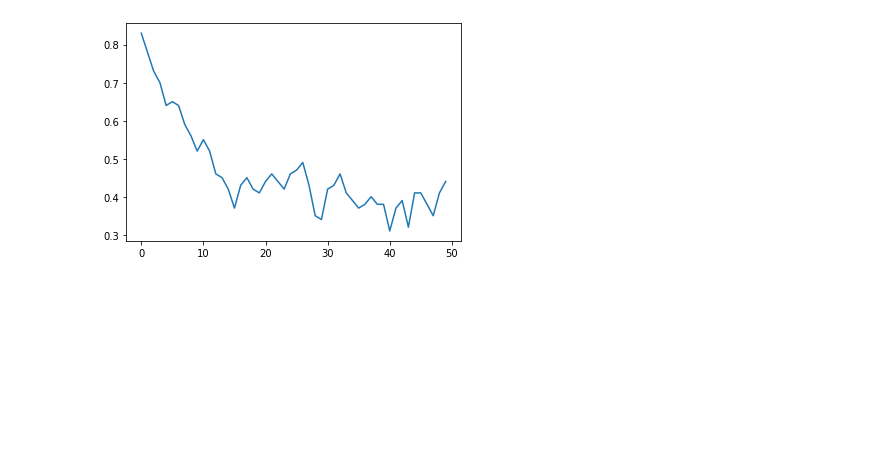
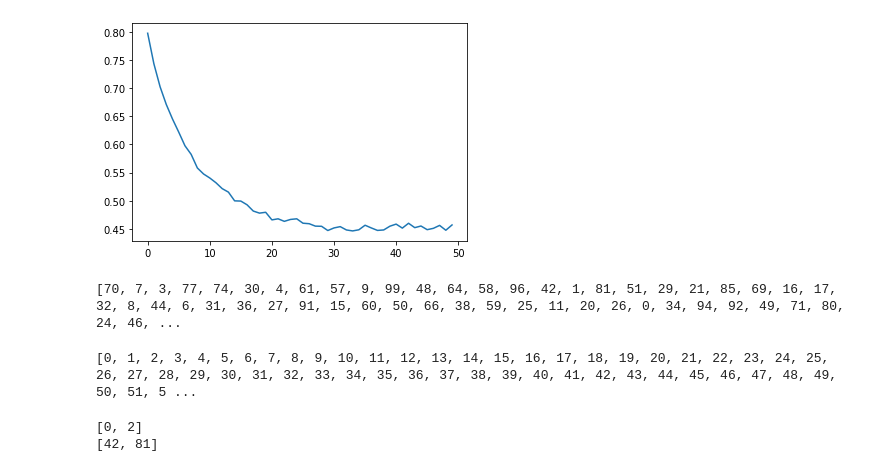
Before and after one commit to aguzga/LD_GROUP, a Jupyter notebook: code.ipynb, the cells around one changed output. Cells and saved outputs as stored; diff of their text form; code cells hidden in the pictures; blank space fills up the shorter version.

```diff
--- a/code.ipynb
+++ b/code.ipynb
@@ -64,11 +64,15 @@ beta = 0.2
 eps = 0.05
 payoff_mat = get_payoff_matrix(6, 1)
 # %%
-coops_lvl = simulate_game(G, payoff_mat, k, 50, A, beta, eps)
+coops_lvl = []
+for i in range(100):
+    coops_lvl.append(simulate_game(G, payoff_mat, k, 50, A, beta, eps))
 
-"""avg_coops = np.zeros(50)
+avg_coops = np.array([0. for _ in range(50)])
 for i in range(50):
     for trial in coops_lvl:
+        print(trial[i])
         avg_coops[i] += trial[i]
-    avg_coops = avg_coops/100"""
+    #print(avg_coops)
+avg_coops = avg_coops/100
 # %% [output]
@@ -79,10 +99,24 @@ def plot_coops(coops_lvl, r):
     plt.plot(x, coops_lvl)
     plt.show()
 # %%
-plot_coops(coops_lvl, 50)
+plot_coops(avg_coops, 50)
 # %% [output]
-[figure, old version]
+[figure, new version]
 # %%
 lbls = np.random.choice(100, replace=False, size=100)
 mapping = {i : lbls[i] for i in range(100)}
 H = nx.relabel_nodes(G, mapping)
+# %%
+print([n for n in H.nodes])
+# %% [output]
+[70, 7, 3, 77, 74, 30, 4, 61, 57, 9, 99, 48, 64, 58, 96, 42, 1, 81, 51, 29, 21, 85, 69, 16, 17, 32, 8, 44, 6, 31, 36, 27, 91, 15, 60, 50, 66, 38, 59, 25, 11, 20, 26, 0, 34, 94, 92, 49, 71, 80, 24, 46, ...
+# %%
+print([n for n in G.nodes])
+# %% [output]
+[0, 1, 2, 3, 4, 5, 6, 7, 8, 9, 10, 11, 12, 13, 14, 15, 16, 17, 18, 19, 20, 21, 22, 23, 24, 25, 26, 27, 28, 29, 30, 31, 32, 33, 34, 35, 36, 37, 38, 39, 40, 41, 42, 43, 44, 45, 46, 47, 48, 49, 50, 51, 5 ...
+# %%
+print([n for n in G.neighbors(1)])
+print([n for n in H.neighbors(1)])
+# %% [output]
+[0, 2]
+[42, 81]
```
Also changed, not shown: parts of 2 cells of this notebook.
